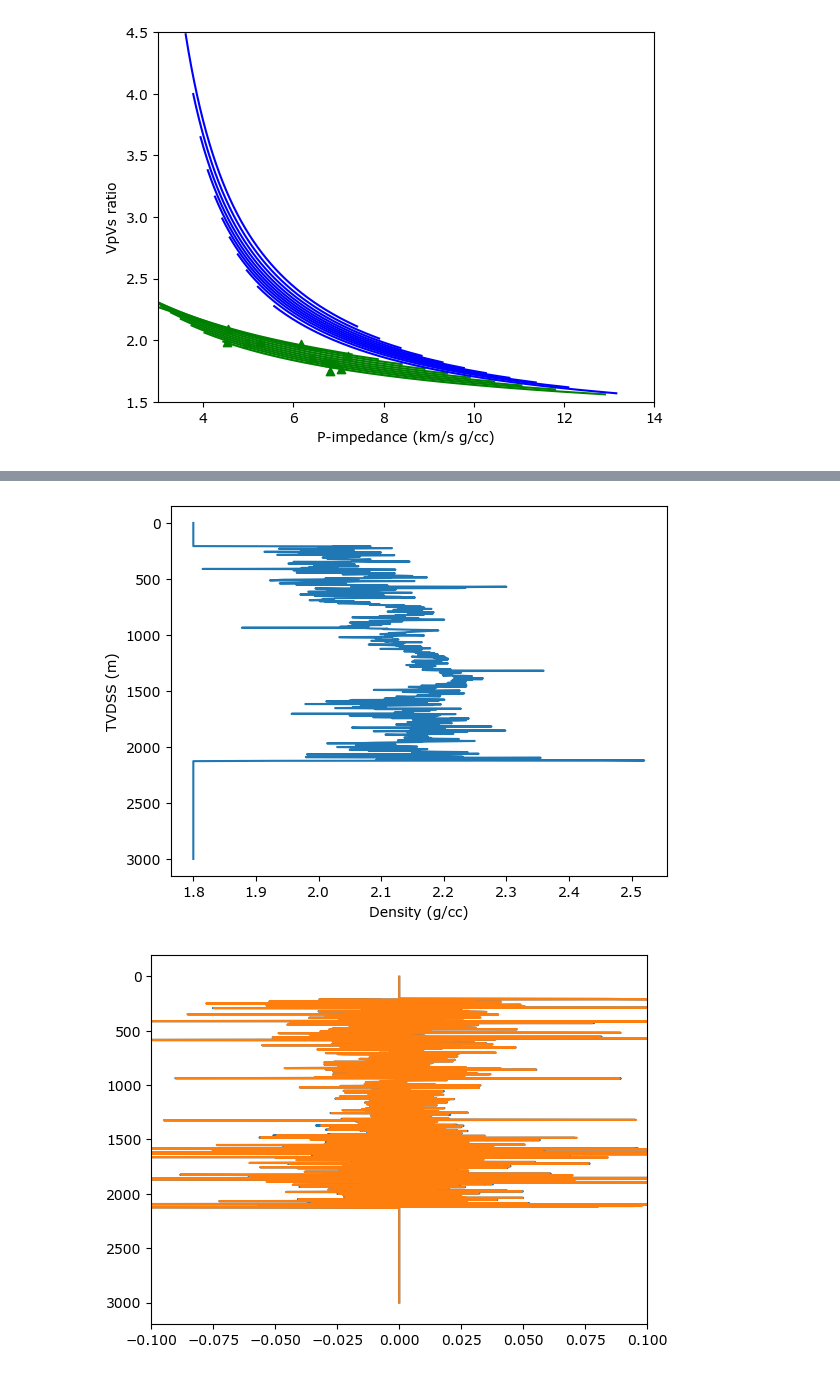
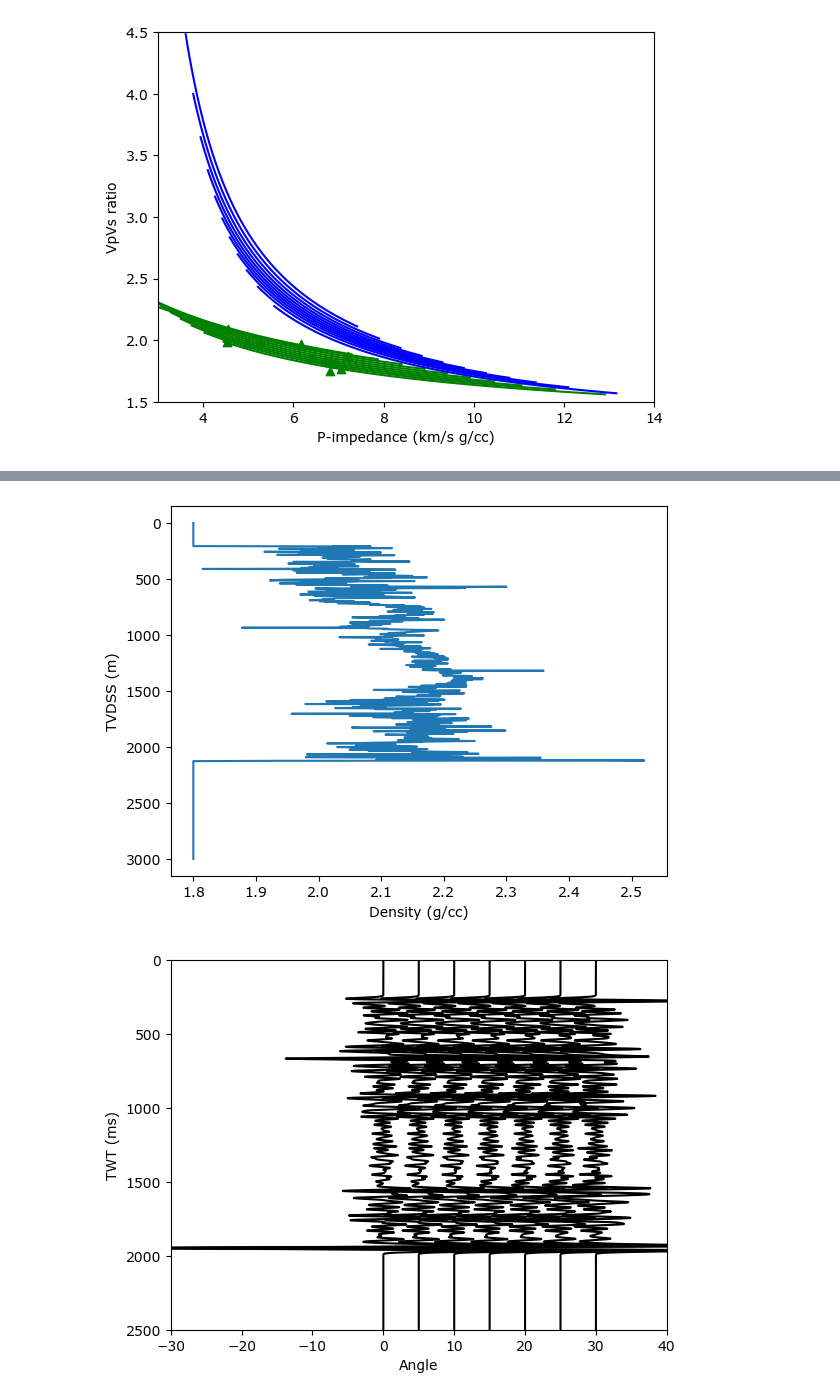
Before and after one commit to yjliu212/Basin-wide_rock_physics, a Jupyter notebook: RPT_Yetic_1.ipynb, the cells around one changed output, grey strips where cells are left out. Cells and saved outputs as stored; diff of their text form; code cells hidden in the pictures.

```diff
--- a/RPT_Yetic_1.ipynb
+++ b/RPT_Yetic_1.ipynb
@@ -583,7 +583,6 @@ plt.axis([3,14,1.5,4.5])
 [figure]
 [figure]
 # %%
-
 import numpy as np
 import matplotlib.pyplot as plt
 from avopp import avopp
@@ -604,6 +603,9 @@ a=np.loadtxt('Ricker_Wavelet_25Hz_noHeader.txt')
 
 t=a[:,0] # Time
 x=a[:,1] # Amplitude
+
+# The center of wavelet length
+n = np.floor(len(x) / 2).astype(int)
 
 plt.figure()
 plt.plot(t,x)
@@ -666,11 +668,13 @@ R1 = avopp(vp1, vs1, d1, vp2, vs2, d2, ang, approx)
 print('R1:',R1.shape)
 print('Z:',Z.shape)
 
+'''
 plt.figure()
 plt.plot(R1[0,:],Z[1:])
 plt.plot(R1[1,:],Z[1:])
 plt.axis([-0.1,0.1,-200,3200])
 plt.gca().invert_yaxis()
+'''
 
 # Define the variables
 dt = 2  # dt = 2 ms
@@ -682,25 +686,63 @@ vp_avg = (vp[:-1] + vp[1:]) / 2
 # Calculate TWT (Two-Way Travel time) in ms
 T1 = 2 * np.cumsum(1000 * dZ / vp_avg)
 
-#print('T:',T.shape,T)
-#print('T1:',T1.shape,T1)
-#print('R1:',R1.shape,R1)
-
+'''
 plt.figure()
 plt.plot(R1[0,:],T1)
 plt.plot(R1[1,:],T1)
 plt.axis([-0.1,0.1,-200,3200])
 plt.gca().invert_yaxis()
+'''
 
 # Interpolate R1 to regular T axis
-R1T = np.interp(T, T1, R1[0,:])
 
+R1T=np.zeros((len(T),len(ang)))
+for i in range(len(ang)):
+    R1T[:,i]=np.interp(T, T1, R1[i,:])
+print('R1T shape:',R1T.shape)
+print('T shape:',T.shape)
+
+'''
 plt.figure()
 plt.plot(R1T,T)
 plt.axis([-0.1,0.1,-200,3200])
 plt.gca().invert_yaxis()
+'''
 
 # Convolve R1T with wavelet
+
+s=np.zeros((len(T)+len(x)-1,len(ang)))
+for i in range(len(ang)):
+    s[:,i]=np.convolve(x,R1T[:,i]) # Convolve in time, TWT
+
+st = s[n:n+len(T), :] # time domain, start from the center of wavelet length, n+1
+
+scalor=50
+
+plt.figure()
+for i in range(len(ang)):
+    plt.plot(st[:,i]*scalor+5*i,T,'k')
+plt.xlabel('Angle')
+plt.ylabel('TWT (ms)')
+plt.axis([-30,40,0,2500])
+plt.gca().invert_yaxis()
+
+# Depth domain interpolation using NumPy's interpolation
+sd = np.zeros((len(T1), st.shape[1]))
+for i in range(st.shape[1]):
+    sd[:, i] = np.interp(T1, T, st[:, i])
+
+# Depth axis, start from half of dZ, center of the first layer
+Z1 = Z[1:] - dZ / 2
+
+plt.figure()
+for i in range(len(ang)):
+    plt.plot(sd[:,i]*scalor+5*i,Z1,'k')
+
+plt.xlabel('Angle')
+plt.ylabel('Depth (m)')
+plt.axis([-30,40,0,2500])
+plt.gca().invert_yaxis()
 # %% [output]
 Z: [   0    3    6 ... 2994 2997 3000]
 vp: [1500. 1500. 1500. ... 1500. 1500. 1500.]
@@ -720,4 +764,4 @@ Z: (1001,)
 [figure]
 [figure]
 [figure]
-[figure, old version]
+[figure, new version]
```
Also changed, not shown: parts of 2 cells of this notebook.
